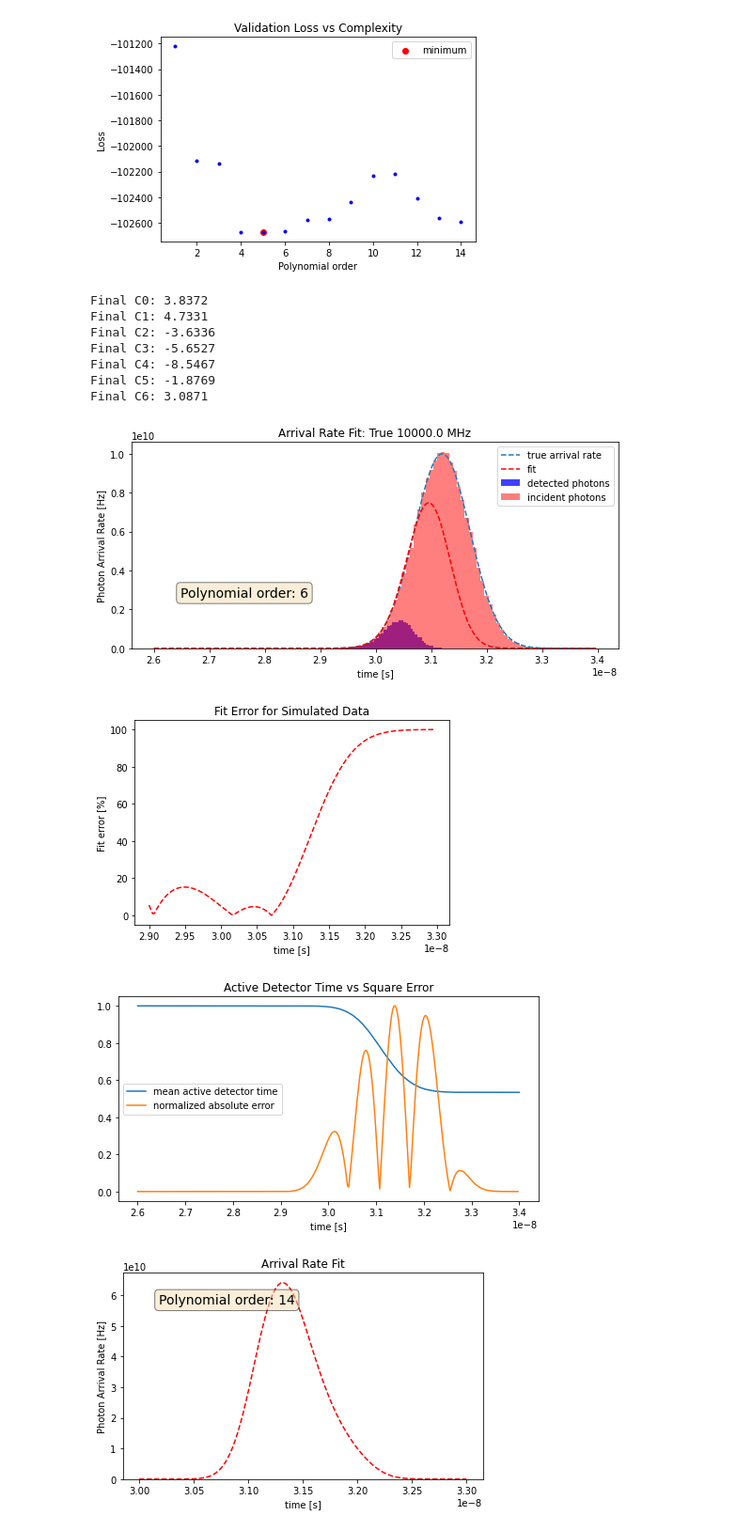
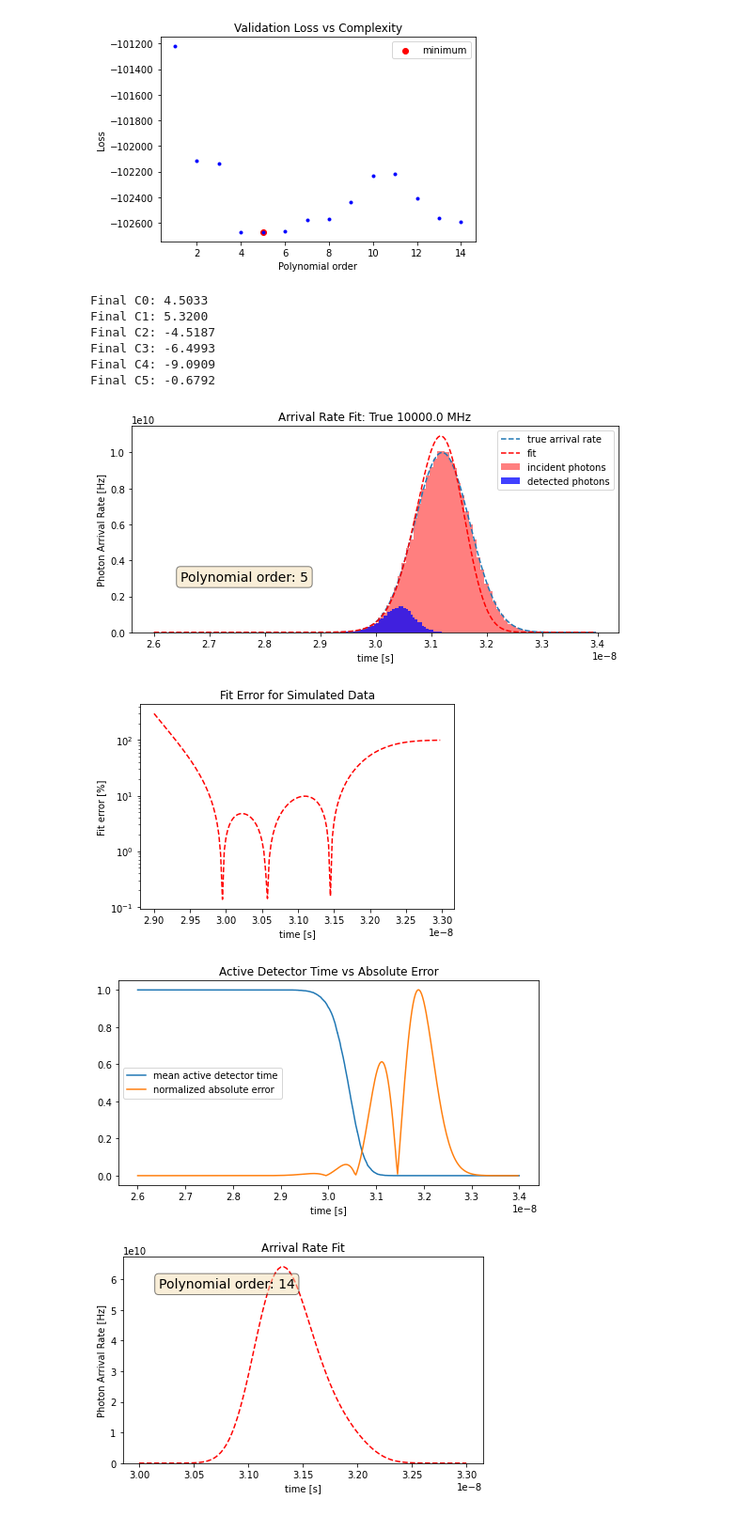
Before and after one commit to gkirchhoff32/ARSENL_backscatter_experiments, a Jupyter notebook: scripts/fit_histogram_polynomial_complexity_iteration.ipynb, the cells around one changed output. Shown at 94% size. Drawn from its saved outputs; the diff is of its cells as text; code cells hidden in the pictures.

Commit message:
adjusted evaluation loss script to fix active detector time weighting

```diff
--- a/scripts/fit_histogram_polynomial_complexity_iteration.ipynb
+++ b/scripts/fit_histogram_polynomial_complexity_iteration.ipynb
@@ -46,7 +46,7 @@ set_max_det = False                          # Set TRUE if data limiter is numbe
 deadtime = 25e-9                  # [s] Acquisition deadtime
 use_stop_idx = True               # Set TRUE if you want to use up to the OD value preceding the reference OD
 run_full = True                   # Set TRUE if you want to run the fits against all ODs. Otherwise, it will just load the reference data.
-include_deadtime = False  # Set True to include deadtime in noise model
+include_deadtime = True  # Set True to include deadtime in noise model
 use_poisson_eval = True  # Set TRUE if you want to use the Poisson model for the evaluation loss
 use_sim_data = True  # Set TRUE if using simulated data from 'generate_sim_data.py'
 
@@ -299,7 +295,7 @@ plt.show()
 [figure]
 # %%
 # Choose order to investigate
-order = 6
+order = 5
 try:
     model = coeffs[order, 0:order+1]
     for i in range(order+1):
@@ -307,25 +303,18 @@ try:
 except:
     print("\nERROR: Order exceeds maximum complexity iteration value.\n")
 # %% [output]
-Final C0: 3.8372
-Final C1: 4.7331
-Final C2: -3.6336
-Final C3: -5.6527
-Final C4: -8.5467
-Final C5: -1.8769
-Final C6: 3.0871
+Final C0: 4.5033
+Final C1: 5.3200
+Final C2: -4.5187
+Final C3: -6.4993
+Final C4: -9.0909
+Final C5: -0.6792
 # %%
 def gen_rho(A, x, mu, sig, bg):
     return A*np.exp(-1*(x-mu)**2/2/sig**2) + bg
 # %%
 fig = plt.figure(figsize=(8,4))
 ax = fig.add_subplot(111)
-
-n, bins = np.histogram(flight_time, bins=60)
-binwidth = np.diff(bins)[0]
-N = n / binwidth / n_shots  # [Hz] Scaling counts to arrival rate
-center = 0.5 * (bins[:-1] + bins[1:])
-ax.bar(center, N, align='center', width=binwidth, color='b', alpha=0.75, label='detected photons')
 if use_sim_data:
     n, bins = np.histogram(true_flight_time, bins=60)
     binwidth = np.diff(bins)[0]
@@ -335,6 +324,12 @@ if use_sim_data:
 
     true_rho = gen_rho(target_amplitude, t_fine, target_time, laser_pulse_width, background)
     ax.plot(t_fine, true_rho, '--', label='true arrival rate')
+n, bins = np.histogram(flight_time, bins=60)
+binwidth = np.diff(bins)[0]
+N = n / binwidth / n_shots  # [Hz] Scaling counts to arrival rate
+center = 0.5 * (bins[:-1] + bins[1:])
+ax.bar(center, N, align='center', width=binwidth, color='b', alpha=0.75, label='detected photons')
+
 
 # Arrival rate fit
 t_fine = np.arange(t_min, t_max, dt)
@@ -350,9 +345,13 @@ ax.text(0.1, 0.3, 'Polynomial order: {}'.format(order), transform=ax.transAxes,
         verticalalignment='top', bbox=props)
 plt.tight_layout()
 plt.legend()
+
+save_dir = r'C:\Users\Grant\OneDrive - UCB-O365\ARSENL\Experiments\Deadtime_Experiments\Figures\fit_performance_simulated_data_v1'
+save_plt_file = r'\deadtime{}rho{:.1E}MHz.png'.format(include_deadtime, target_amplitude/1e6)
+fig.savefig(save_dir + save_plt_file)
 plt.show()
 # %% [output]
-[figure, old version]
+[figure, new version]
 # %%
 # Calculate percent error
 
@@ -363,27 +362,33 @@ if use_sim_data:
     ax = fig.add_subplot(111)
     bnd = [2.9e-8, 3.3e-8]
     bnd_idx = [np.argmin(np.abs(t_fine-bnd[0])), np.argmin(np.abs(t_fine-bnd[1]))]
-    ax.plot(t_fine[bnd_idx[0]:bnd_idx[1]], err[bnd_idx[0]:bnd_idx[1]]*100, 'r--')
+    ax.semilogy(t_fine[bnd_idx[0]:bnd_idx[1]], err[bnd_idx[0]:bnd_idx[1]]*100, 'r--')
     ax.set_xlabel('time [s]')
     ax.set_ylabel('Fit error [%]')
     ax.set_title('Fit Error for Simulated Data')
+
+    save_plt_file = r'\deadtime{}rho{:.1E}MHzERROR.png'.format(include_deadtime, target_amplitude/1e6)
+    fig.savefig(save_dir + save_plt_file)
     plt.show()
 # %% [output]
-[figure, old version]
+[figure, new version]
 # %%
 ts = np.linspace(t_min, t_max, len(active_ratio_hst_val))
-sq_err = np.abs(true_rho-fit_rate_seg)
+abs_err = np.abs(true_rho-fit_rate_seg)
 
 fig = plt.figure(figsize=(8,4))
 ax = fig.add_subplot(111)
 ax.plot(ts, active_ratio_hst_val, label='mean active detector time')
-ax.plot(t_fine, sq_err/max(sq_err), label='normalized absolute error')
+ax.plot(t_fine, abs_err/max(abs_err), label='normalized absolute error')
 ax.set_xlabel('time [s]')
-ax.set_title('Active Detector Time vs Square Error')
+ax.set_title('Active Detector Time vs Absolute Error')
 plt.legend()
+
+save_plt_file = r'\deadtime{}rho{:.1E}MHzACTIVETIME.png'.format(include_deadtime, target_amplitude/1e6)
+fig.savefig(save_dir + save_plt_file)
 plt.show()
 # %% [output]
-[figure, old version]
+[figure, new version]
 # %%
 # Save post-processed data to netCDF
 
```
Also changed, not shown: parts of 3 cells of this notebook, 4 other files.
